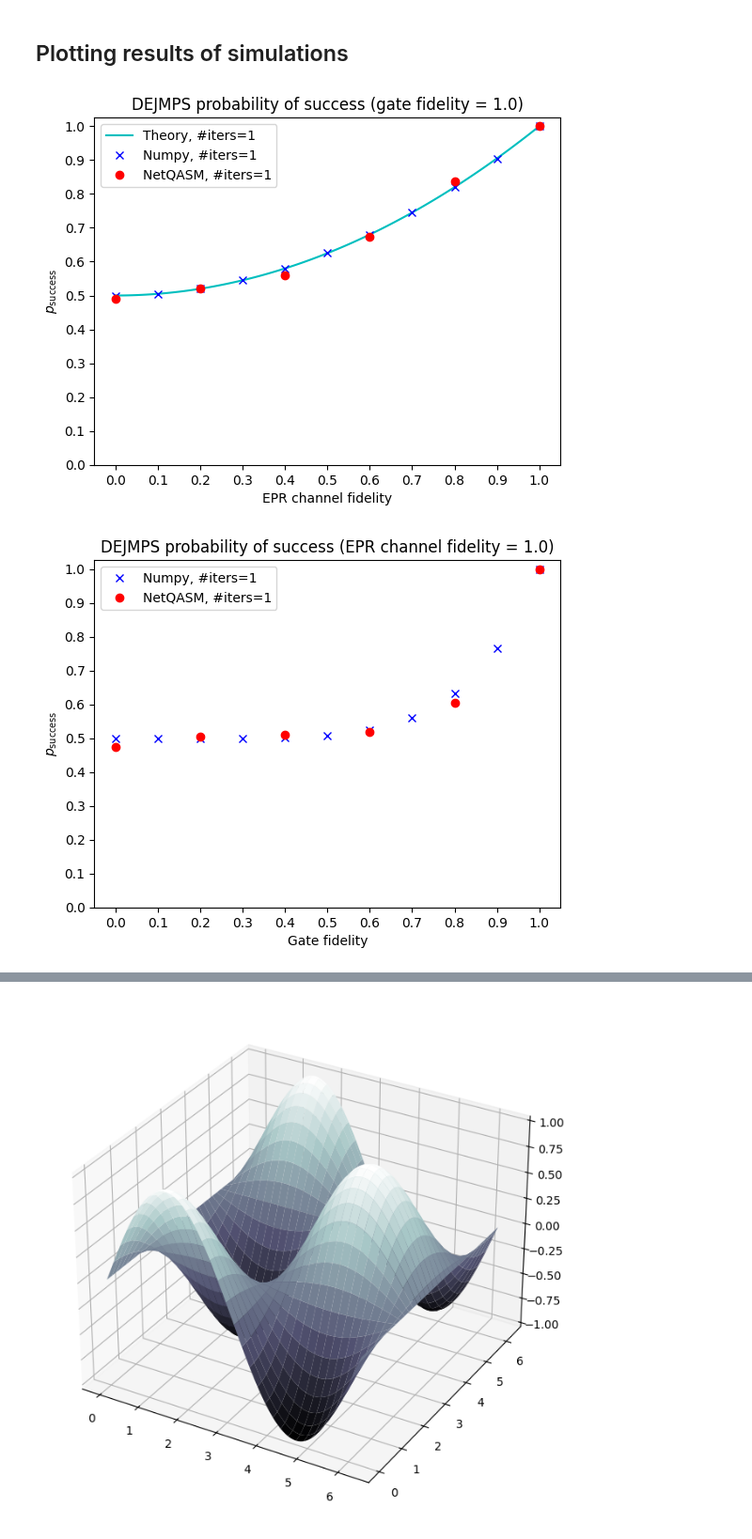
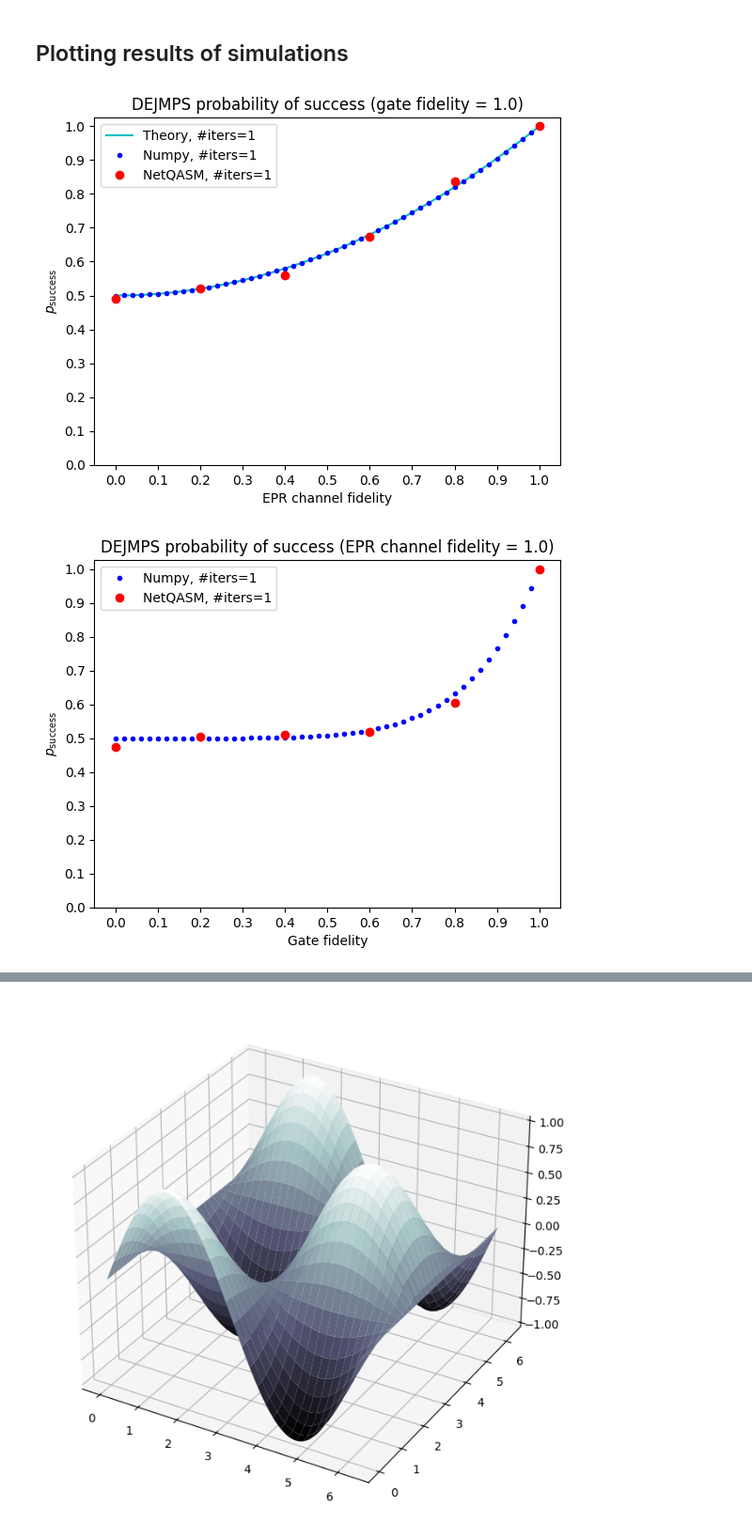
Before and after one commit to iDragos1234/CS4090, a Jupyter notebook: project/dejmps/dejmps_simulation.ipynb, the cells around one changed output, grey strips where cells are left out. Shown at 94% size. Drawn from its saved outputs; the diff is of its cells as text; code cells hidden in the pictures.

```diff
--- a/project/dejmps/dejmps_simulation.ipynb
+++ b/project/dejmps/dejmps_simulation.ipynb
@@ -62,7 +62,7 @@ def run_numpy_simulation(gate_fidelity, epr_channel_fidelity):
 
     return prob_succ, fidel_succ
 # %%
-GRID_SIZE = 11
+GRID_SIZE = 51
 numpy_sim_results = []
 
 for gate_fidelity in np.linspace(0, 1, GRID_SIZE):
@@ -176,13 +176,13 @@ def fidelity_succ_theory(epr_channel_fidelity: float, niters: int=0):
 # %%
 ps = np.linspace(0, 1, 101)
 plt.plot(
-    ps, np.vectorize(prob_succ_theory)(ps),
+    ps, prob_succ_theory(ps),
     'c-', label='Theory, #iters=1',
 )
 plt.plot(
     numpy_sim_results.query('`Gate fidelity` == 1.0')['EPR channel fidelity'],
     numpy_sim_results.query('`Gate fidelity` == 1.0')['P_Succ'],
-    'xb', label='Numpy, #iters=1',
+    '.b', label='Numpy, #iters=1',
 )
 plt.plot(
     netqasm_sim_results.query('`Gate fidelity` == 1.0')['EPR channel fidelity'],
@@ -198,29 +198,29 @@ plt.yticks(ticks, ticks)
 plt.legend()
 plt.show()
 # %% [output]
-[figure, old version]
+[figure, new version]
 # %%
 ps = np.linspace(0, 1, 101)
 plt.plot(
     numpy_sim_results.query('`EPR channel fidelity` == 1.0')['Gate fidelity'],
     numpy_sim_results.query('`EPR channel fidelity` == 1.0')['P_Succ'],
-    'xb', label='Numpy, #iters=1',
+    '.b', label='Numpy, #iters=1',
 )
 plt.plot(
     netqasm_sim_results.query('`EPR channel fidelity` == 1.0')['Gate fidelity'],
     netqasm_sim_results.query('`EPR channel fidelity` == 1.0')['P_succ'],
     'ro', label='NetQASM, #iters=1'
 )
 plt.title('DEJMPS probability of success (EPR channel fidelity = 1.0)')
 plt.xlabel('Gate fidelity')
 plt.ylabel(r'$p_\text{success}$')
 ticks = np.arange(11)/10
 plt.xticks(ticks, ticks)
 plt.yticks(ticks, ticks)
 plt.legend()
 plt.show()
 # %% [output]
-[figure, old version]
+[figure, new version]
 # %%
 ps = np.linspace(0, 1, 101)
 
```
Also changed, not shown: parts of 3 cells of this notebook, 2 other files.
